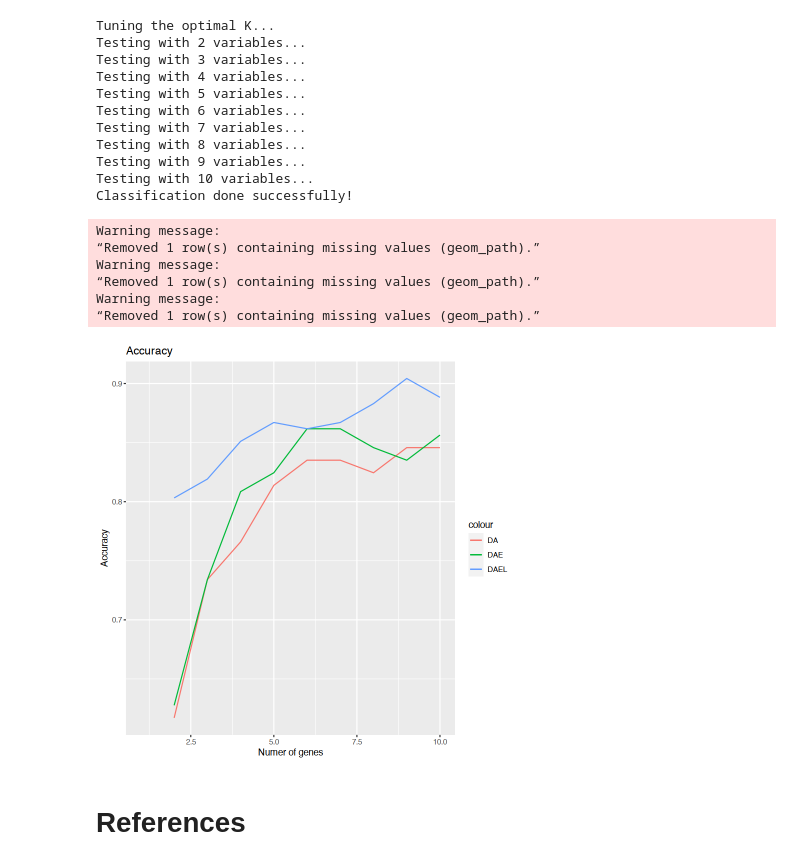
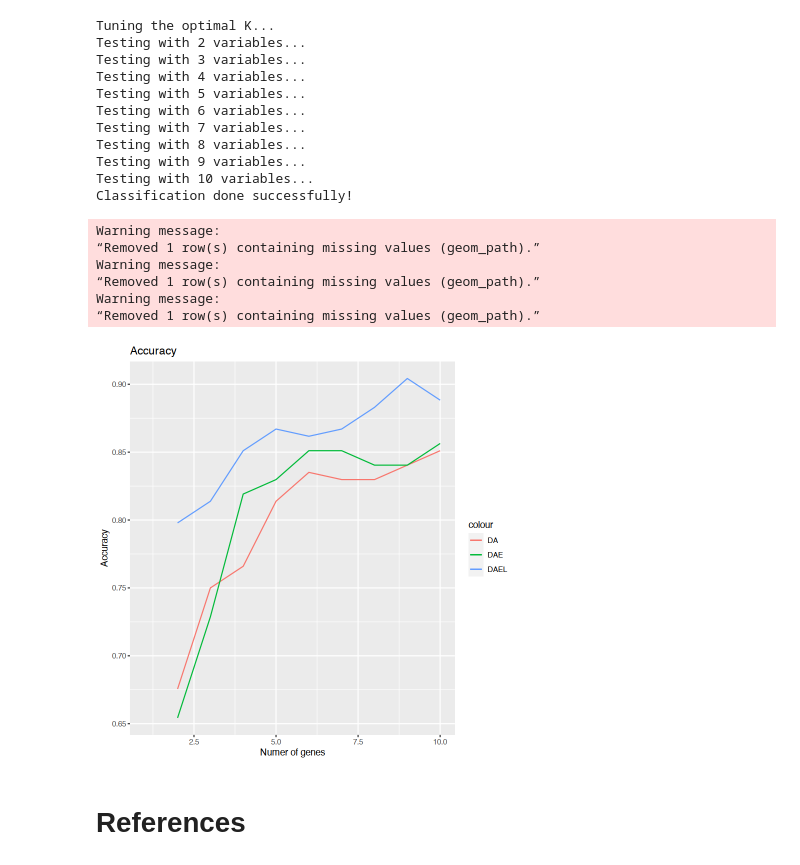
Before and after one commit to marveral/DAEL-FS, a Jupyter notebook: user-guide.ipynb, the cells around one changed output. Cells and saved outputs as stored; diff of their text form; code cells hidden in the pictures.

```diff
--- a/user-guide.ipynb
+++ b/user-guide.ipynb
@@ -244,10 +266,11 @@ $literature[[22]]$codes
 # %%
-data.test <- t(read.table(paste('data/',cancer.type,'/expression-test-multiclass.csv',sep=''),sep='\t'))
-labels.test <- read.table(paste('data/',cancer.type,'/labels-test-multiclass.csv',sep=''),sep='\t')$x
+data.test <- t(read.table(paste('data/',cancer.type,'/expression-test-',labels.type,'.csv',sep=''),sep='\t'))
+labels.test <- read.table(paste('data/',cancer.type,'/labels-test-',labels.type,'.csv',sep=''),sep='\t')$x
 # %%
-#da.cv.results <- knn_CV(data.train,labels.train,names(featureRankingDA$ranking))
-test.results.da <- knn_test(data.train,labels.train,data.test,
+# Commentaries refer to the next expected update of KnowSeq
+#DA.cv.results <- knn_CV(data.train,labels.train,names(featureRankingDA$ranking))
+test.results.DA <- knn_test(data.train,labels.train,data.test,
                             labels.test,names(featureRankingDA$ranking))
-                           #da.cv.results$bestK)
+                           #DA.cv.results$bestK)
 # %% [output]
 Tuning the optimal K...
@@ -264,8 +298,9 @@ Classification done successfully!
 # %%
-#daRed.cv.results <- knn_CV(data.train,labels.train,names(featureRankingDARED$ranking))
-test.results.daRed <- knn_test(data.train,labels.train,data.test,
-                               labels.test,names(featureRankingDARED$ranking))
-                              #daRed.cv.results$bestK)
+# Commentaries refer to the next expected update of KnowSeq
+#DAE.cv.results <- knn_CV(data.train,labels.train,names(featureRankingDAE$ranking))
+test.results.DAE <- knn_test(data.train,labels.train,data.test,
+                               labels.test,names(featureRankingDAE$ranking))
+                              #DAE.cv.results$bestK)
 # %% [output]
 Tuning the optimal K...
 Testing with 2 variables...
@@ -279,10 +314,11 @@ Testing with 9 variables...
 Testing with 10 variables...
 Classification done successfully!
 # %%
-#daLOD.cv.results <- knn_CV(data.train,labels.train,names(featureRankingDALOD$ranking))
-test.results.daLOD <- knn_test(data.train,labels.train,data.test,
-                              labels.test,names(featureRankingDALOD$ranking))
-                             #daLOD.cv.results$bestK)
+# Commentaries refer to the next expected update of KnowSeq
+#DAEL.cv.results <- knn_CV(data.train,labels.train,names(featureRankingDAEL$ranking))
+test.results.DAEL <- knn_test(data.train,labels.train,data.test,
+                              labels.test,names(featureRankingDAEL$ranking))
+                             #DAEL.cv.results$bestK)
 # %% [output]
 Tuning the optimal K...
 Testing with 2 variables...
@@ -298,21 +334,21 @@ Classification done successfully!
 # %%
 # Plot obtained accuracy
 library(ggplot2)
-data <- data.frame('da'=test.results.da$accVector,'daRed'=test.results.daRed$accVector,
-                   'daLod'=test.results.daLOD$accVector,'ngenes'=seq(1,length(test.results.da$accVector)))
+data <- data.frame('DA'=test.results.DA$accVector,'DAE'=test.results.DAE$accVector,
+                   'DAEL'=test.results.DAEL$accVector,'ngenes'=seq(1,length(test.results.DA$accVector)))
 ggplot(data = data,x=ngenes) +
-geom_line(aes(x=ngenes,y=da,colour = 'DA')) +
-geom_line(aes(x=ngenes,y=daRed,colour = 'DAE')) +
-geom_line(aes(x=ngenes,y=daLod,colour = 'DAEL')) +
+geom_line(aes(x=ngenes,y=DA,colour = 'DA')) +
+geom_line(aes(x=ngenes,y=DAE,colour = 'DAE')) +
+geom_line(aes(x=ngenes,y=DAEL,colour = 'DAEL')) +
 labs (y = 'Accuracy',x='Numer of genes') + ggtitle ('Accuracy')
 # %% [output]
 Warning message:
 “Removed 1 row(s) containing missing values (geom_path).”
 Warning message:
 “Removed 1 row(s) containing missing values (geom_path).”
 Warning message:
 “Removed 1 row(s) containing missing values (geom_path).”
-[figure, old version]
+[figure, new version]
 # %% [markdown]
 # References
 # %% [markdown]
```
Also changed, not shown: parts of 18 cells of this notebook.
